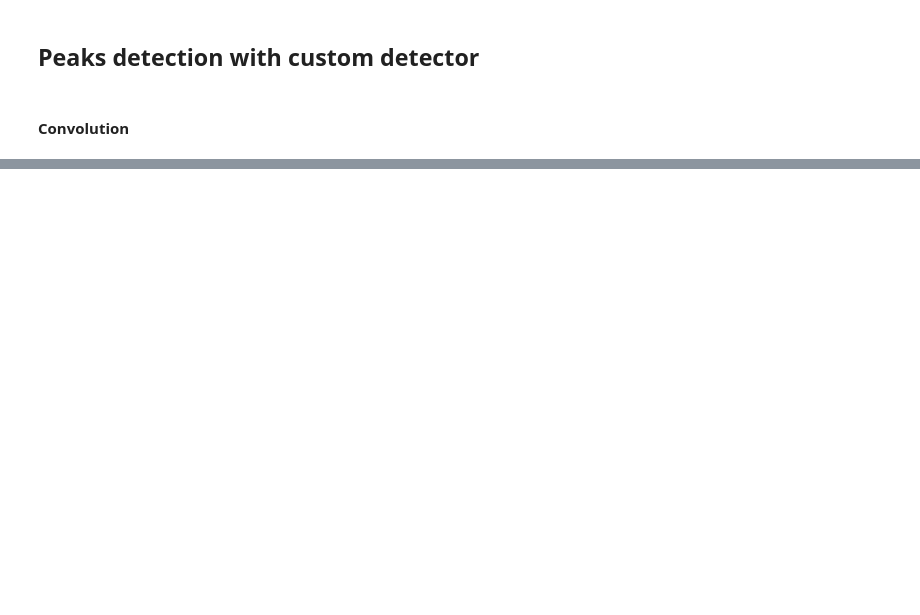
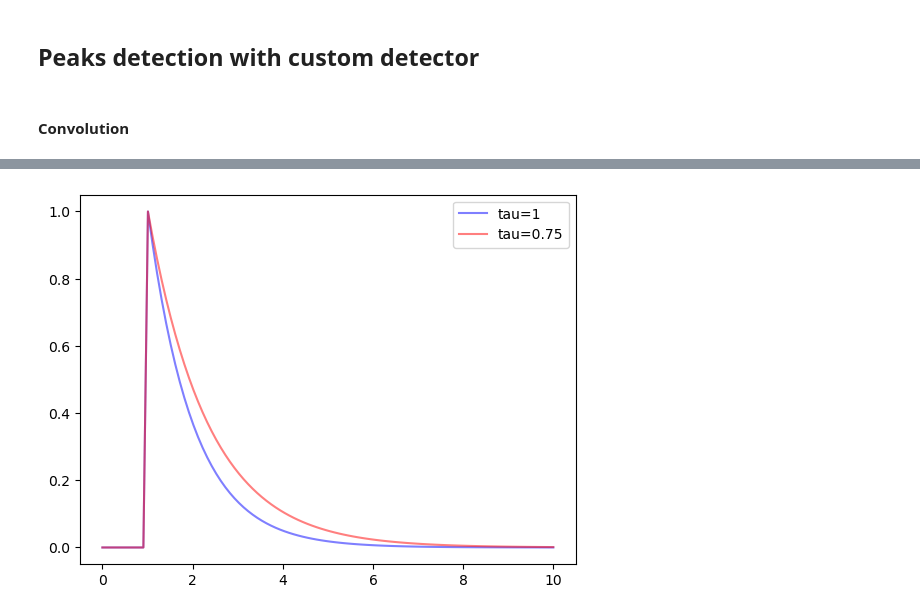
Before and after one commit to wisstock/microca, a Jupyter notebook: neuro/neuro_peak_det.ipynb, the cells around one changed output, grey strips where cells are left out. Saved outputs shown, nothing was run; the diff lists cells and outputs as text; code cells hidden in the pictures; blank space fills up the shorter version.

Commit message:
16.03.2023: neuro prof det in progress

```diff
--- a/neuro/neuro_peak_det.ipynb
+++ b/neuro/neuro_peak_det.ipynb
@@ -436,8 +206,12 @@ y_2[10:60] = 1
 
 
 # conv section
-one_comp_profile = norm_profiles[2]  # <=================================
+one_comp_profile = pre_arr[2]  # <=================================
 prof_raw = one_comp_profile[0]
+
+
+print(one_comp_profile.shape)
+
 
 conv_raw = ndimage.convolve1d(prof_raw, y_1)
 conv_1 = ndimage.convolve1d(prof_raw, y_1)
@@ -449,11 +223,12 @@ conv = preprocessing.minmax_scale(conv_raw)
 # convolved vector shift compensation
 prof_max = np.argmax(prof[:int(prof.shape[0]/4)])
 conv_max = np.argmax(conv[:int(conv.shape[0]/4)])
-conv_shift = prof_max - conv_max
-conv = np.concatenate([np.zeros(conv_shift), conv[:-conv_shift]])
+# conv_shift = prof_max - conv_max
+# print(conv_shift)
+# conv = np.concatenate([np.zeros(conv_shift), conv[:conv_shift]])
 
 # debug plot
-debug_plot = False
+debug_plot = True
 if debug_plot:
     # kernel plot
     plt.plot(x, y, color='b', alpha=.5, label='tau=1')
@@ -469,63 +244,16 @@ if debug_plot:
     plt.legend()
     plt.show()
 
-# detection
-peaks, properties = signal.find_peaks(conv,
-                                      height=None,
-                                      threshold=None,
-                                      distance=min_distance_frames,
-                                      wlen=100,
-                                      prominence=0.04,
-                                      rel_height=0.5,
-                                      width=width_frames)
+# # detection
+# peaks, properties = signal.find_peaks(conv,
+#                                       height=None,
+#                                       threshold=None,
+#                                       distance=min_distance_frames,
+#                                       wlen=100,
+#                                       prominence=0.04,
+#                                       rel_height=0.5,
+#                                       width=width_frames)
 
 # peaks plot without plat det
 prof_peaks_plot(input_profile=conv, peaks_i=peaks, peaks_prop=properties, x_time=time_line, add_profile=prof)
-
-
-# plateau peaks merging
-plat_th = 0.5
-bases_arr = np.asarray([conv[properties['left_bases']],conv[properties['right_bases']]]).T
-
-if np.any(bases_arr < plat_th):
-    bases_i_arr = np.asarray([properties['left_bases'],properties['right_bases']]).T
-    bad_bases = np.asarray([np.zeros(2) if all(i<plat_th) else i for i in bases_arr])  # np.asarray([i for i in bases_arr if any(i>=0.5)])
-
-    # plat extraction
-    plat_i = np.asarray([True if any(b>=plat_th) else False for b in bases_arr])
-    plat_mask,_ = ndimage.label(plat_i)
-    plat_ends = [[bases_arr[plat_mask == p_n][0][0], bases_arr[plat_mask == p_n][-1][1]] for p_n in np.trim_zeros(np.unique(plat_mask))]  # plat ends extraction
-    plat_ends_i = [[bases_i_arr[plat_mask == p_n][0][0], bases_i_arr[plat_mask == p_n][-1][1]] for p_n in np.trim_zeros(np.unique(plat_mask))]  # plat ends index extraction
-
-    # print(plat_ends_i)
-    # print(plat_ends)
-
-    # plat features calc
-    prom_win_scale = 2
-    plat_prom_win = max([b[1]-b[0] for b in plat_ends_i]) * prom_win_scale
-    plat_peaks = [np.argmax(conv[b[0]:b[1]])+b[0] for b in plat_ends_i]
-
-    print(plat_ends_i)
-    print(plat_prom_win)
-
-
-    plat_prom = signal.peak_prominences(conv, plat_peaks, wlen=plat_prom_win)
-    plat_w = signal.peak_widths(conv, plat_peaks, rel_height=0.5, prominence_data=plat_prom)
-
-    print(plat_prom)
-
-    # prop update
-    # full_peaks = np.delete(peaks, plat_i)
-    # full_peaks = np.concatenate((full_peaks, plat_peaks))
-    peaks = np.concatenate((np.delete(peaks, plat_i), plat_peaks))
-
-    properties.update({'prominences':np.concatenate((np.delete(properties['prominences'], plat_i), plat_prom[0]))})
-    properties.update({'left_bases':np.concatenate((np.delete(properties['left_bases'], plat_i), plat_prom[1]))})
-    properties.update({'right_bases':np.concatenate((np.delete(properties['right_bases'], plat_i), plat_prom[2]))})
-    properties.update({'widths':np.concatenate((np.delete(properties['widths'], plat_i), plat_w[0]))})
-    properties.update({'width_heights':np.concatenate((np.delete(properties['width_heights'], plat_i), plat_w[1]))})
-    properties.update({'left_ips':np.concatenate((np.delete(properties['left_ips'], plat_i), plat_w[2]))})
-    properties.update({'right_ips':np.concatenate((np.delete(properties['right_ips'], plat_i), plat_w[3]))})
-
-# peaks plot with plat det
-prof_peaks_plot(input_profile=conv, peaks_i=peaks, peaks_prop=properties, x_time=time_line, add_profile=prof)
+# %% [output]
@@ -531,0 +261 @@ prof_peaks_plot(input_profile=conv, peaks_i=peaks, peaks_prop=properties, x_time
+[figure, added]
```
Also changed, not shown: parts of 13 cells of this notebook, 1 other file.
